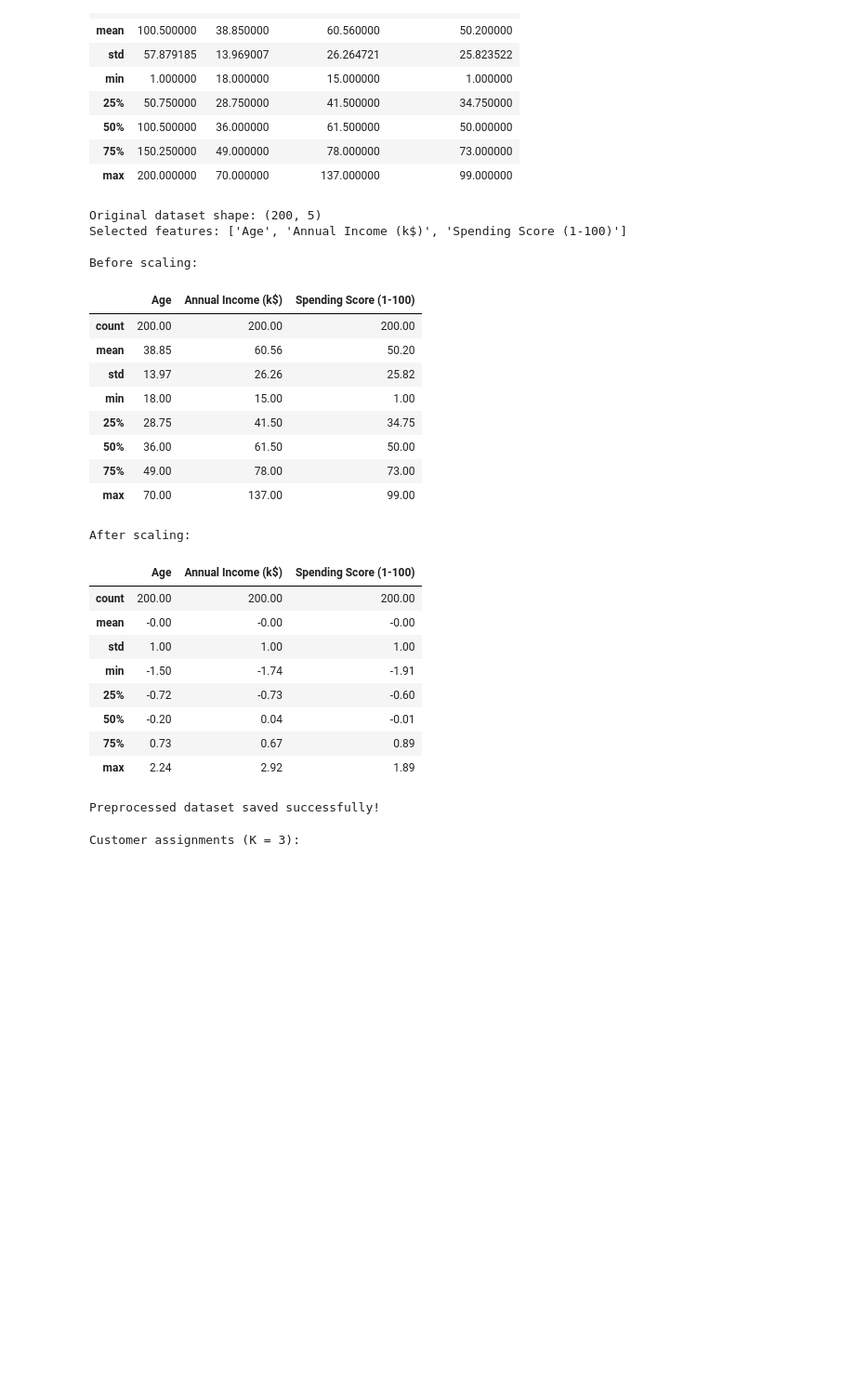
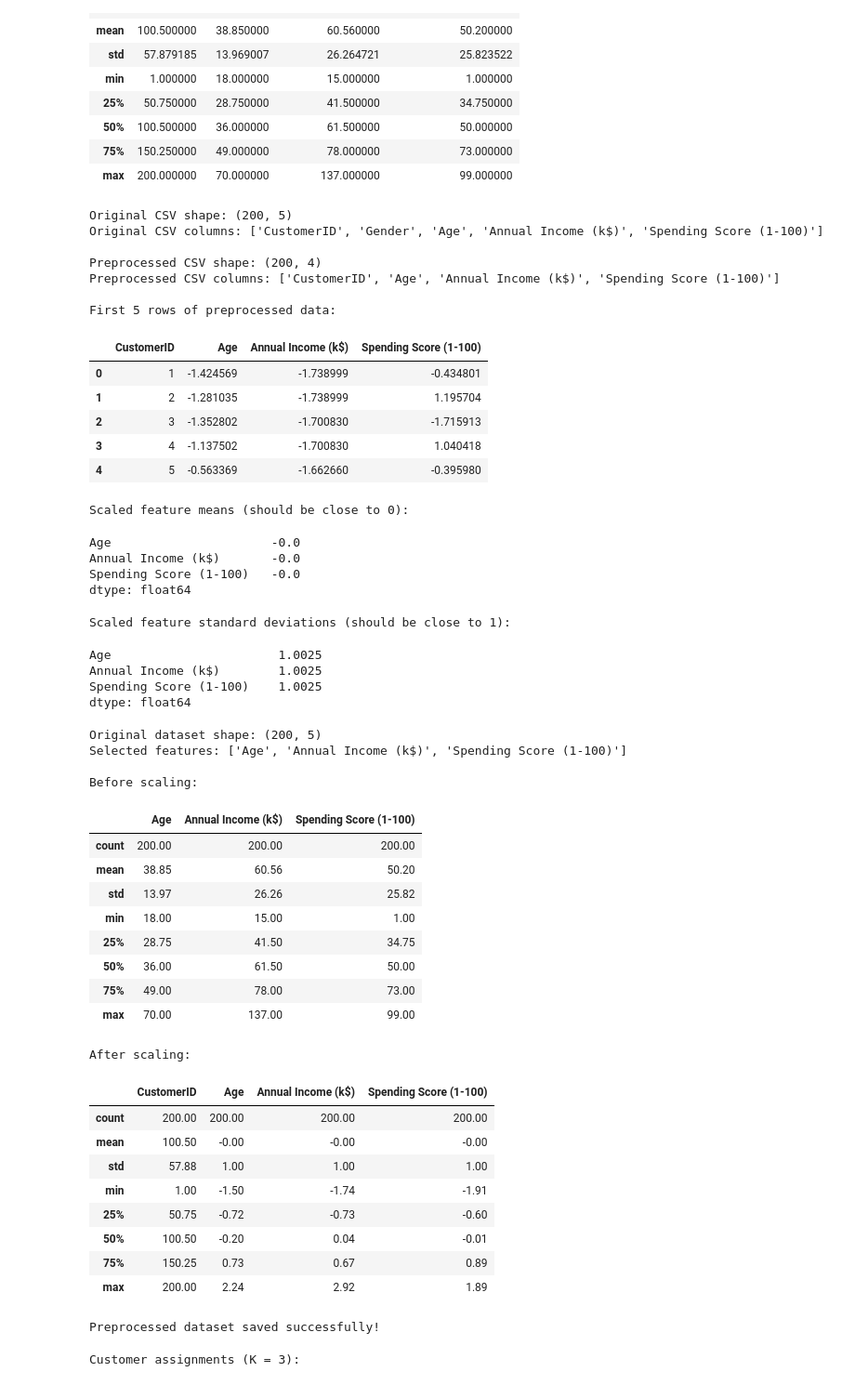
Before and after one commit to bearivera0602-svg/Clustering_Activity-ML, a Jupyter notebook: KMeans_Clustering_Activity.ipynb, the cells around one changed output. Shown at 93% size. Drawn from its saved outputs; the diff is of its cells as text; code cells hidden in the pictures; blank space fills up the shorter version.

```diff
--- a/KMeans_Clustering_Activity.ipynb
+++ b/KMeans_Clustering_Activity.ipynb
@@ -118,63 +132,86 @@ X_scaled_df.insert(
 )
 
 X_scaled_df.to_csv(
-    "Mall_Customers_Preprocessed.csv",
+    "Preprocessed.csv",
     index=False
 )
 
 # Verify both exported files
 original_csv = pd.read_csv("Mall_Customers.csv")
-preprocessed_csv = pd.read_csv("Mall_Customers_Preprocessed.csv")
+preprocessed_csv = pd.read_csv("Preprocessed.csv")
 
 print("Original CSV shape:", original_csv.shape)
 print("Original CSV columns:", original_csv.columns.tolist())
 
 print("\nPreprocessed CSV shape:", preprocessed_csv.shape)
 print("Preprocessed CSV columns:", preprocessed_csv.columns.tolist())
 
 print("\nFirst 5 rows of preprocessed data:")
 display(preprocessed_csv.head())
 
 print("\nScaled feature means (should be close to 0):")
 display(preprocessed_csv[features].mean().round(4))
 
 print("\nScaled feature standard deviations (should be close to 1):")
 display(preprocessed_csv[features].std().round(4))
 
 print("Original dataset shape:", df.shape)
 print("Selected features:", features)
 print("\nBefore scaling:")
 display(X.describe().round(2))
 
 print("\nAfter scaling:")
 display(X_scaled_df.describe().round(2))
 
 print("\nPreprocessed dataset saved successfully!")
 # %% [output]
-Original dataset shape: (200, 5)
-Selected features: ['Age', 'Annual Income (k$)', 'Spending Score (1-100)']
+Original CSV shape: (200, 5)
+Original CSV columns: ['CustomerID', 'Gender', 'Age', 'Annual Income (k$)', 'Spending Score (1-100)']
 
-Before scaling:
+Preprocessed CSV shape: (200, 4)
+Preprocessed CSV columns: ['CustomerID', 'Age', 'Annual Income (k$)', 'Spending Score (1-100)']
+
+First 5 rows of preprocessed data:
-|  | Age | Annual Income (k$) | Spending Score (1-100) |
-| count | 200.00 | 200.00 | 200.00 |
-| mean | 38.85 | 60.56 | 50.20 |
-| std | 13.97 | 26.26 | 25.82 |
-| min | 18.00 | 15.00 | 1.00 |
-| 25% | 28.75 | 41.50 | 34.75 |
-| 50% | 36.00 | 61.50 | 50.00 |
-| 75% | 49.00 | 78.00 | 73.00 |
-| max | 70.00 | 137.00 | 99.00 |
+|  | CustomerID | Age | Annual Income (k$) | Spending Score (1-100) |
+| 0 | 1 | -1.424569 | -1.738999 | -0.434801 |
+| 1 | 2 | -1.281035 | -1.738999 | 1.195704 |
+| 2 | 3 | -1.352802 | -1.700830 | -1.715913 |
+| 3 | 4 | -1.137502 | -1.700830 | 1.040418 |
+| 4 | 5 | -0.563369 | -1.662660 | -0.395980 |
-After scaling:
+Scaled feature means (should be close to 0):
+Age                      -0.0
+Annual Income (k$)       -0.0
+Spending Score (1-100)   -0.0
+dtype: float64
+Scaled feature standard deviations (should be close to 1):
+Age                       1.0025
+Annual Income (k$)        1.0025
+Spending Score (1-100)    1.0025
+dtype: float64
+Original dataset shape: (200, 5)
+Selected features: ['Age', 'Annual Income (k$)', 'Spending Score (1-100)']
+
+Before scaling:
 |  | Age | Annual Income (k$) | Spending Score (1-100) |
 | count | 200.00 | 200.00 | 200.00 |
-| mean | -0.00 | -0.00 | -0.00 |
-| std | 1.00 | 1.00 | 1.00 |
-| min | -1.50 | -1.74 | -1.91 |
-| 25% | -0.72 | -0.73 | -0.60 |
-| 50% | -0.20 | 0.04 | -0.01 |
-| 75% | 0.73 | 0.67 | 0.89 |
-| max | 2.24 | 2.92 | 1.89 |
+| mean | 38.85 | 60.56 | 50.20 |
+| std | 13.97 | 26.26 | 25.82 |
+| min | 18.00 | 15.00 | 1.00 |
+| 25% | 28.75 | 41.50 | 34.75 |
+| 50% | 36.00 | 61.50 | 50.00 |
+| 75% | 49.00 | 78.00 | 73.00 |
+| max | 70.00 | 137.00 | 99.00 |
-Preprocessed dataset saved successfully!
+After scaling:
+|  | CustomerID | Age | Annual Income (k$) | Spending Score (1-100) |
+| count | 200.00 | 200.00 | 200.00 | 200.00 |
+| mean | 100.50 | -0.00 | -0.00 | -0.00 |
+| std | 57.88 | 1.00 | 1.00 | 1.00 |
+| min | 1.00 | -1.50 | -1.74 | -1.91 |
+| 25% | 50.75 | -0.72 | -0.73 | -0.60 |
+| 50% | 100.50 | -0.20 | 0.04 | -0.01 |
+| 75% | 150.25 | 0.73 | 0.67 | 0.89 |
+| max | 200.00 | 2.24 | 2.92 | 1.89 |
+Preprocessed dataset saved successfully!
 # %%
 from sklearn.cluster import KMeans
 
```
Also changed, not shown: parts of 3 cells of this notebook, 2 other files.
